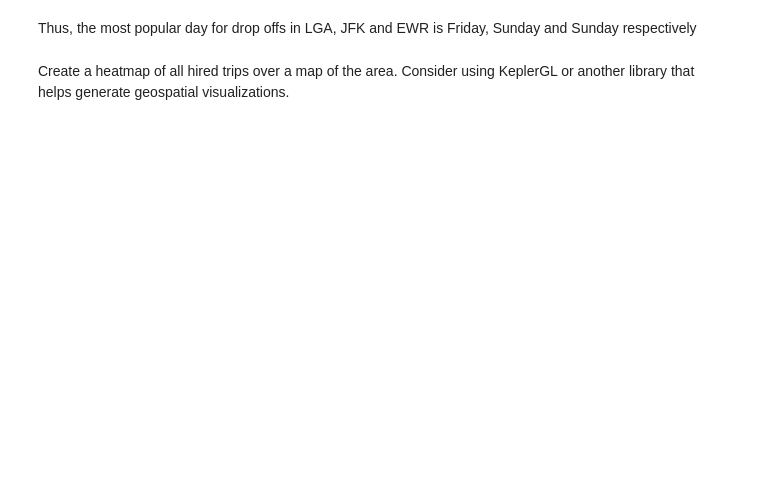
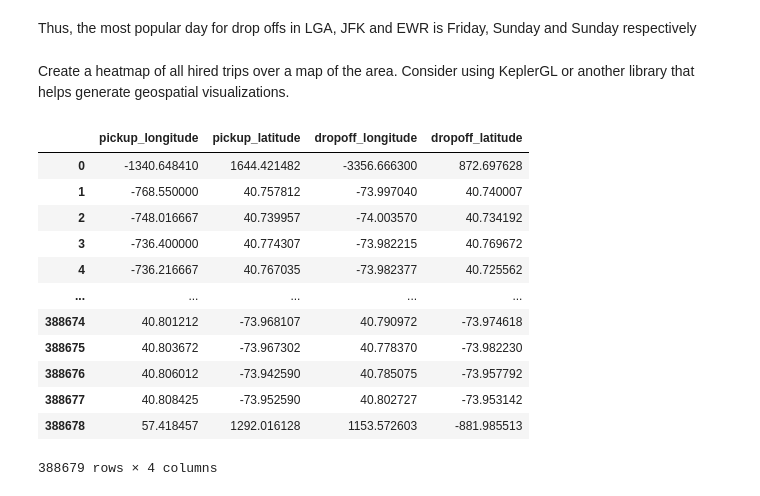
Before and after one commit to ZhengjiWang125/UberTaxisAnalysis, a Jupyter notebook: Final Project.ipynb, the cells around one changed output. Cells and saved outputs as stored; diff of their text form; code cells hidden in the pictures; blank space fills up the shorter version.

```diff
--- a/Final Project.ipynb
+++ b/Final Project.ipynb
@@ -856,3 +855,19 @@ figure2()
 Thus, the most popular day for drop offs in LGA, JFK and EWR is Friday, Sunday and Sunday respectively
 # %% [markdown]
 Create a heatmap of all hired trips over a map of the area. Consider using KeplerGL or another library that helps generate geospatial visualizations.
+# %%
+df
+# %% [output]
+|  | pickup_longitude | pickup_latitude | dropoff_longitude | dropoff_latitude |
+| 0 | -1340.648410 | 1644.421482 | -3356.666300 | 872.697628 |
+| 1 | -768.550000 | 40.757812 | -73.997040 | 40.740007 |
+| 2 | -748.016667 | 40.739957 | -74.003570 | 40.734192 |
+| 3 | -736.400000 | 40.774307 | -73.982215 | 40.769672 |
+| 4 | -736.216667 | 40.767035 | -73.982377 | 40.725562 |
+| ... | ... | ... | ... | ... |
+| 388674 | 40.801212 | -73.968107 | 40.790972 | -73.974618 |
+| 388675 | 40.803672 | -73.967302 | 40.778370 | -73.982230 |
+| 388676 | 40.806012 | -73.942590 | 40.785075 | -73.957792 |
+| 388677 | 40.808425 | -73.952590 | 40.802727 | -73.953142 |
+| 388678 | 57.418457 | 1292.016128 | 1153.572603 | -881.985513 |
+388679 rows × 4 columns
```
Also changed, not shown: parts of 13 cells of this notebook.
